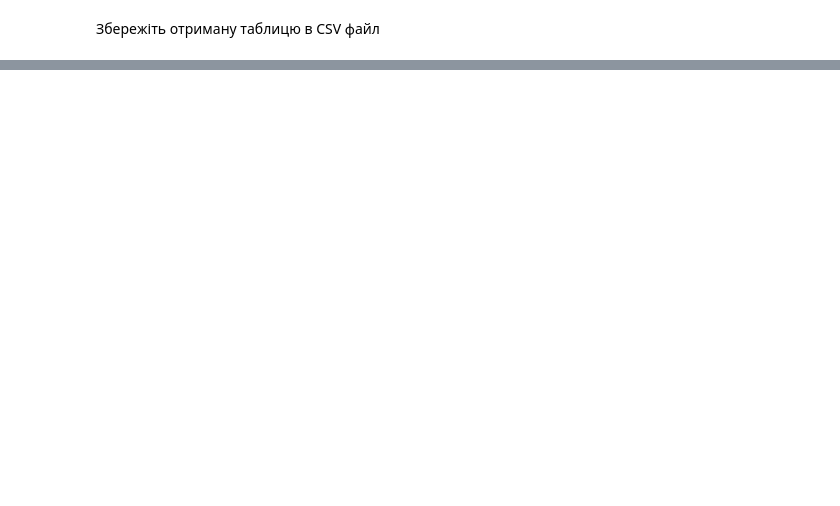
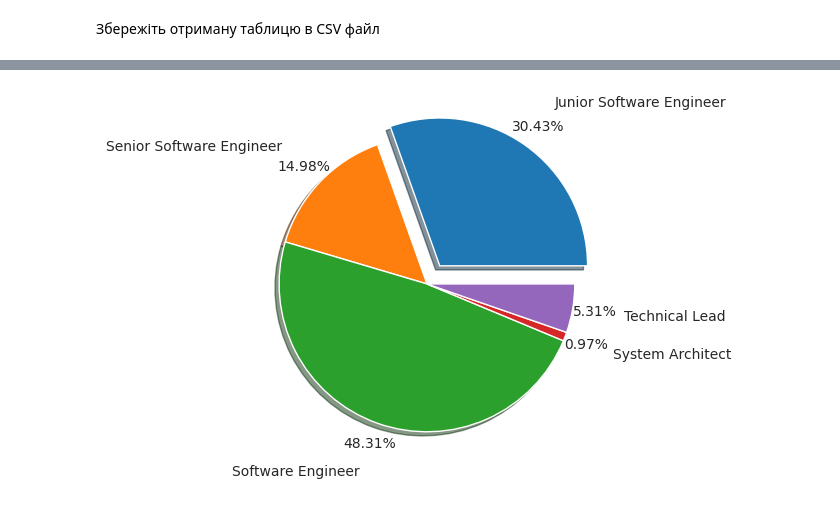
Before and after one commit to OlehVakulchyk/DataScience, a Jupyter notebook: Hw2_2.ipynb, the cells around one changed output, grey strips where cells are left out. Cells and saved outputs as stored; diff of their text form; code cells hidden in the pictures; blank space fills up the shorter version.

```diff
--- a/Hw2_2.ipynb
+++ b/Hw2_2.ipynb
@@ -238,2 +238,5 @@ Name: avg1, dtype: float64
 # %% [markdown]
 Збережіть отриману таблицю в CSV файл
+# %%
+python_data_analysis.columns = ['monthly_salary_min', 'monthly_salary_max', 'monthly_salary_avg', 'monthly_salary_mean']
+python_data_analysis
@@ -253,0 +263,18 @@ df11
+# %%
+import matplotlib.pyplot as plt
+
+data = python_data.groupby(['Должность'])['N'].count()
+explode = [0.15, 0, 0, 0, 0]
+plt.pie(
+    data,
+    labels=python_data_analysis.index,
+    shadow=True,
+    explode=explode,
+    autopct="%.2f%%",
+    pctdistance=1.15,
+    labeldistance=1.35,
+)
+
+plt.show()
+# %% [output]
+[figure, added]
```
Also changed, not shown: parts of 7 cells of this notebook.
